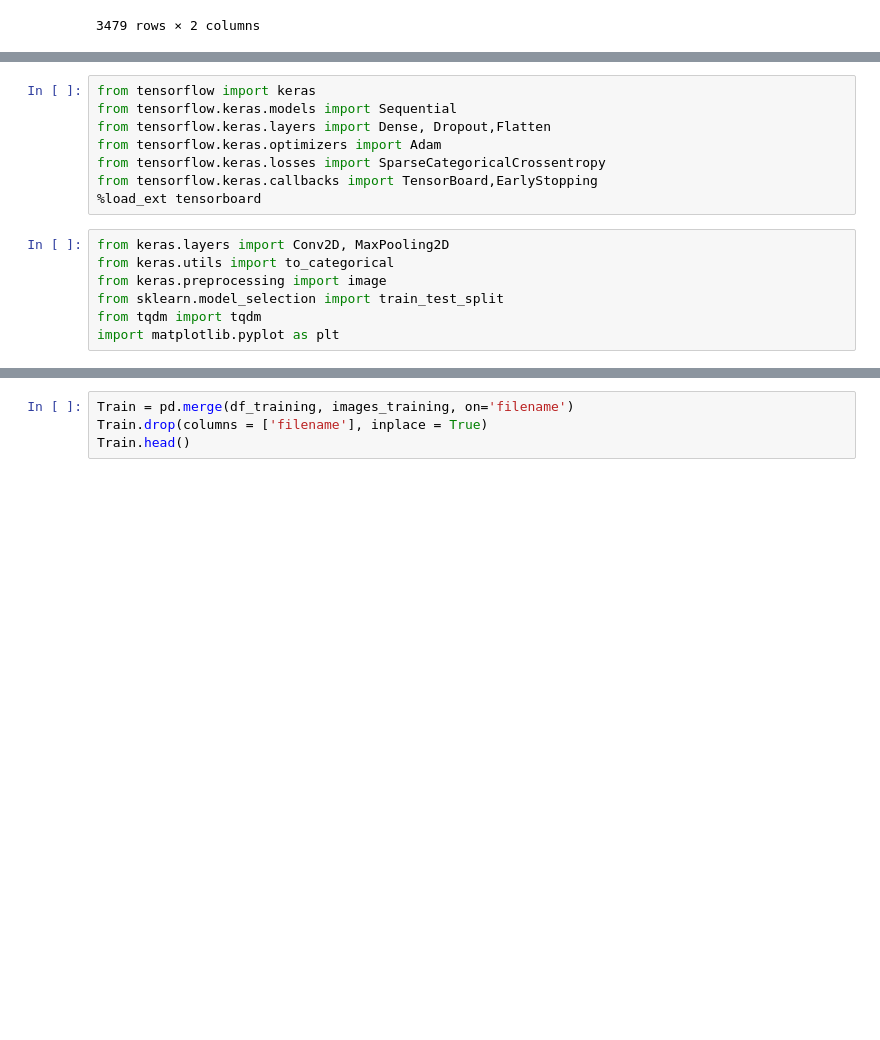
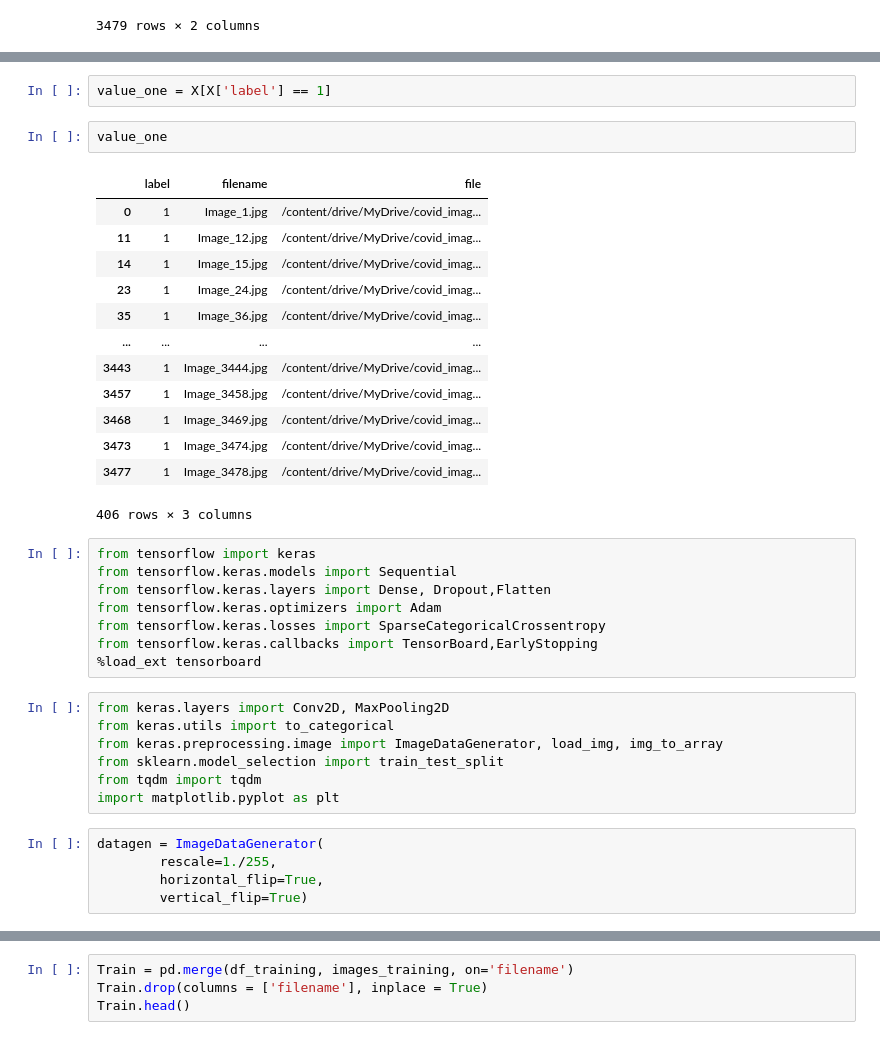
Before and after one commit to bhanuteja2001/COVID-19-XrayDetection, a Jupyter notebook: Datathon.ipynb, the cells around one changed output, grey strips where cells are left out. Cells and saved outputs as stored; diff of their text form; blank space fills up the shorter version.

```diff
--- a/Datathon.ipynb
+++ b/Datathon.ipynb
@@ -122,3 +104,21 @@ images_training
+# %%
+value_one = X[X['label'] == 1]
+# %%
+value_one
+# %% [output]
+|  | label | filename | file |
+| 0 | 1 | Image_1.jpg | /content/drive/MyDrive/covid_imag... |
+| 11 | 1 | Image_12.jpg | /content/drive/MyDrive/covid_imag... |
+| 14 | 1 | Image_15.jpg | /content/drive/MyDrive/covid_imag... |
+| 23 | 1 | Image_24.jpg | /content/drive/MyDrive/covid_imag... |
+| 35 | 1 | Image_36.jpg | /content/drive/MyDrive/covid_imag... |
+| ... | ... | ... | ... |
+| 3443 | 1 | Image_3444.jpg | /content/drive/MyDrive/covid_imag... |
+| 3457 | 1 | Image_3458.jpg | /content/drive/MyDrive/covid_imag... |
+| 3468 | 1 | Image_3469.jpg | /content/drive/MyDrive/covid_imag... |
+| 3473 | 1 | Image_3474.jpg | /content/drive/MyDrive/covid_imag... |
+| 3477 | 1 | Image_3478.jpg | /content/drive/MyDrive/covid_imag... |
+406 rows × 3 columns
 # %%
 from tensorflow import keras
 from tensorflow.keras.models import Sequential
@@ -130,7 +130,12 @@ from tensorflow.keras.callbacks import TensorBoard,EarlyStopping
 # %%
 from keras.layers import Conv2D, MaxPooling2D
 from keras.utils import to_categorical
-from keras.preprocessing import image
+from keras.preprocessing.image import ImageDataGenerator, load_img, img_to_array
 from sklearn.model_selection import train_test_split
 from tqdm import tqdm
 import matplotlib.pyplot as plt
+# %%
+datagen = ImageDataGenerator(
+        rescale=1./255,
+        horizontal_flip=True,
+        vertical_flip=True)
```
Also changed, not shown: parts of 32 cells of this notebook.
